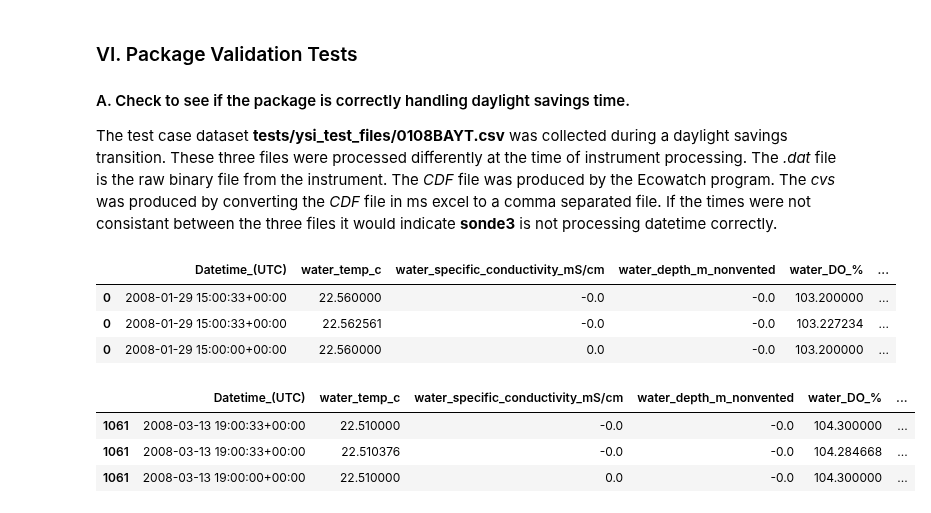
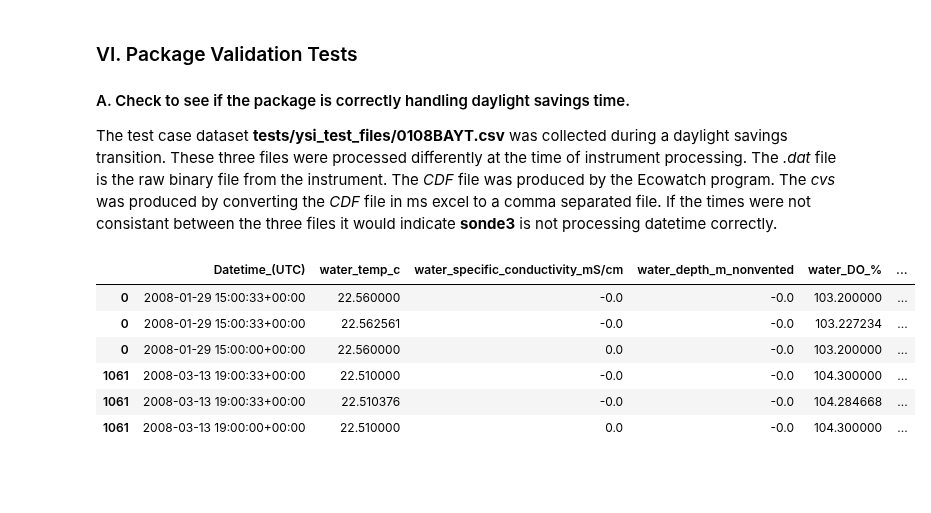
Before and after one commit to kimia-karimi/sonde3, a Jupyter notebook: index.ipynb, the cells around one changed output. Drawn from its saved outputs; the diff is of its cells as text; code cells hidden in the pictures; blank space fills up the shorter version.

```diff
--- a/index.ipynb
+++ b/index.ipynb
@@ -245,18 +245,14 @@ metadata, baytcsv = sonde3.sonde("tests/ysi_test_files/0108BAYT.csv", pytz.timez
 metadata, baytdat = sonde3.sonde("tests/ysi_test_files/0108BAYT.dat", pytz.timezone('US/Central'))
 metadata, baytCDF = sonde3.sonde("tests/ysi_test_files/0108BAYT.CDF", pytz.timezone('US/Central'))
 # %%
-#cut the first row from each file.
-pandas.concat([baytCDF.iloc[0:1], baytdat.iloc[0:1], baytcsv.iloc[0:1]], axis=0,join="inner")
+#cut the first & last row from each file.
+pandas.concat([baytCDF.iloc[0:1], baytdat.iloc[0:1], baytcsv.iloc[0:1] , \
+               baytCDF.iloc[-1:], baytdat.iloc[-1:], baytcsv.iloc[-1:]], axis=0,join="inner")
 # %% [output]
 |  | Datetime_(UTC) | water_temp_c | water_specific_conductivity_mS/cm | water_depth_m_nonvented | water_DO_% | ... |
 | 0 | 2008-01-29 15:00:33+00:00 | 22.560000 | -0.0 | -0.0 | 103.200000 | ... |
 | 0 | 2008-01-29 15:00:33+00:00 | 22.562561 | -0.0 | -0.0 | 103.227234 | ... |
 | 0 | 2008-01-29 15:00:00+00:00 | 22.560000 | 0.0 | -0.0 | 103.200000 | ... |
+| 1061 | 2008-03-13 19:00:33+00:00 | 22.510000 | -0.0 | -0.0 | 104.300000 | ... |
+| 1061 | 2008-03-13 19:00:33+00:00 | 22.510376 | -0.0 | -0.0 | 104.284668 | ... |
+| 1061 | 2008-03-13 19:00:00+00:00 | 22.510000 | 0.0 | -0.0 | 104.300000 | ... |
-# %%
-#cut the last row from each file
-pandas.concat([baytCDF.iloc[-1:], baytdat.iloc[-1:], baytcsv.iloc[-1:]], axis=0,join="inner")
-# %% [output]
-|  | Datetime_(UTC) | water_temp_c | water_specific_conductivity_mS/cm | water_depth_m_nonvented | water_DO_% | ... |
-| 1061 | 2008-03-13 19:00:33+00:00 | 22.510000 | -0.0 | -0.0 | 104.300000 | ... |
-| 1061 | 2008-03-13 19:00:33+00:00 | 22.510376 | -0.0 | -0.0 | 104.284668 | ... |
-| 1061 | 2008-03-13 19:00:00+00:00 | 22.510000 | 0.0 | -0.0 | 104.300000 | ... |
```
Also changed, not shown: parts of 2 cells of this notebook, 2 other files.
